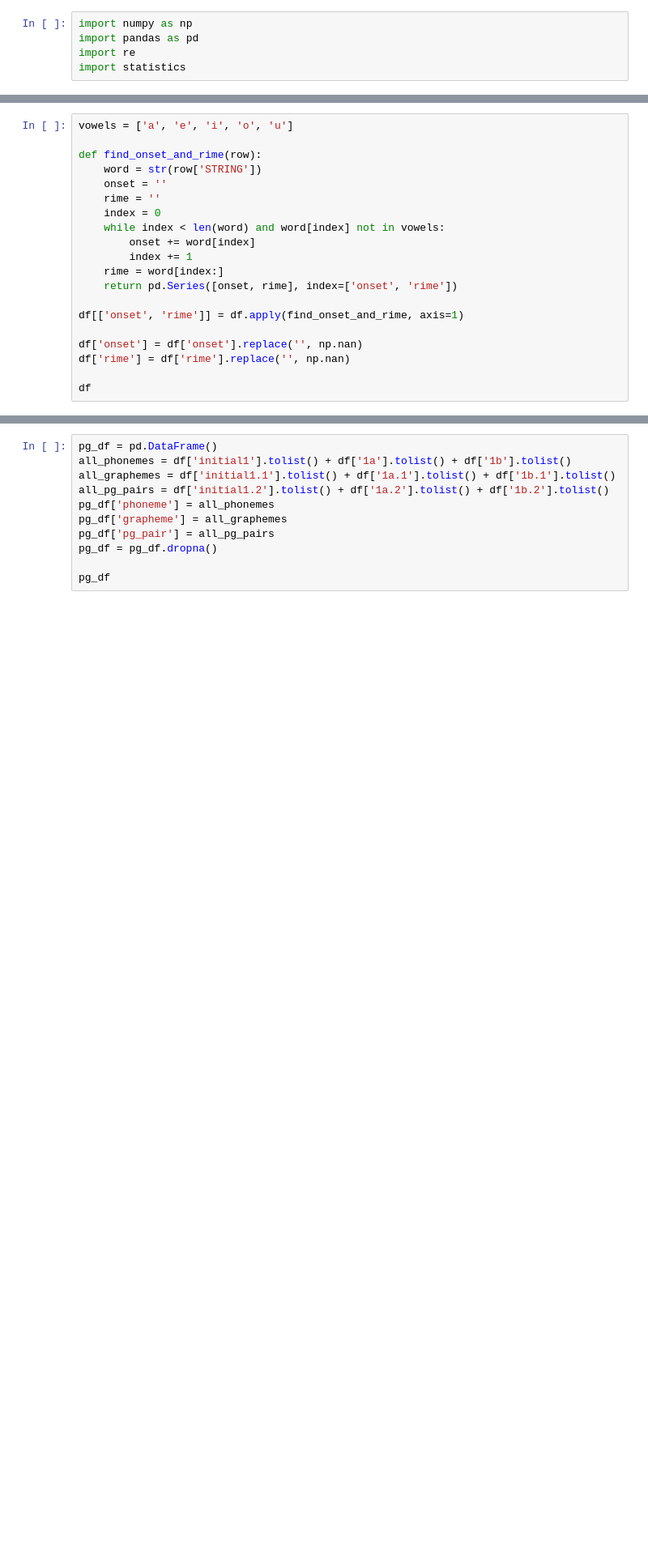
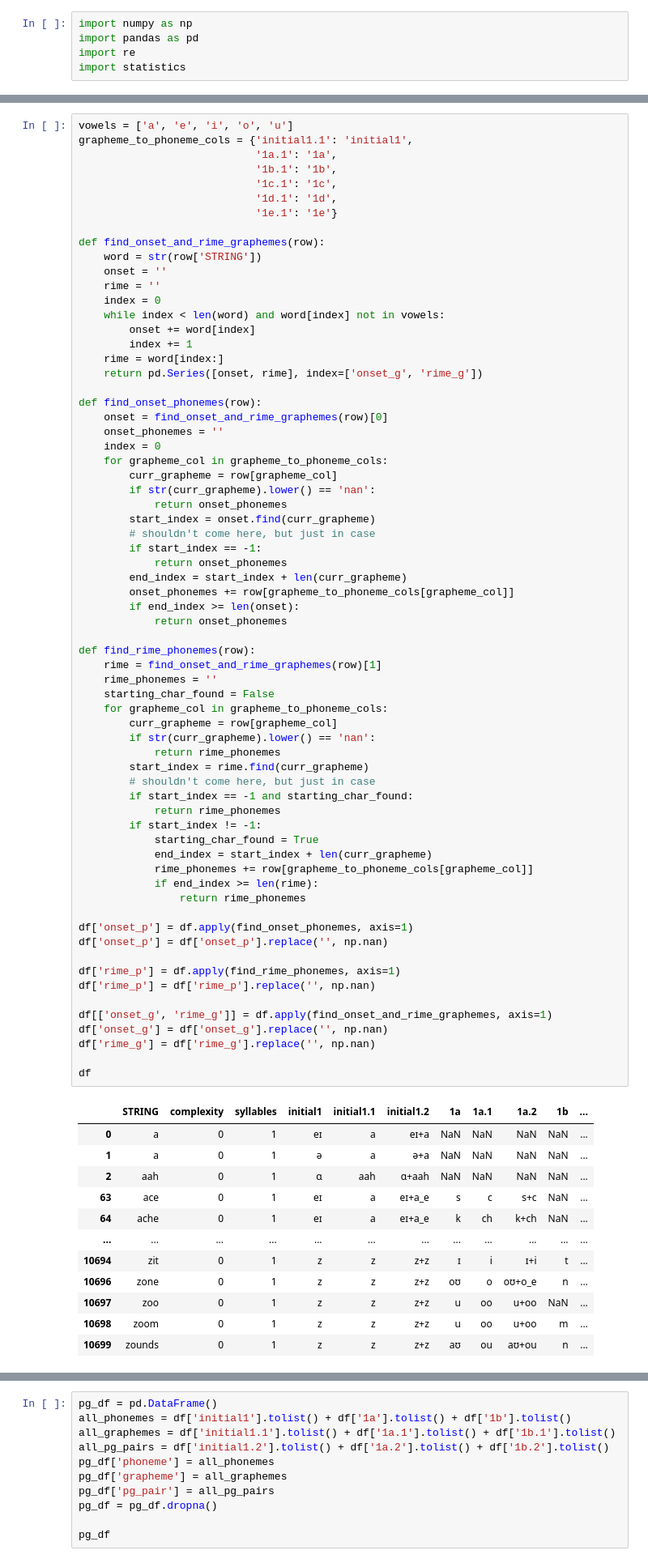
Before and after one commit to r-bellary/NTR, a Jupyter notebook: pg_toolkit.ipynb, the cells around one changed output, grey strips where cells are left out. Shown at 81% size. Cells and saved outputs as stored; diff of their text form; blank space fills up the shorter version.

Commit message:
Added onset/rime phoneme grapheme data

```diff
--- a/pg_toolkit.ipynb
+++ b/pg_toolkit.ipynb
@@ -39,20 +46,0 @@ df
-# %%
-vowels = ['a', 'e', 'i', 'o', 'u']
-
-def find_onset_and_rime(row):
-    word = str(row['STRING'])
-    onset = ''
-    rime = ''
-    index = 0
-    while index < len(word) and word[index] not in vowels:
-        onset += word[index]
-        index += 1
-    rime = word[index:]
-    return pd.Series([onset, rime], index=['onset', 'rime'])
-
-df[['onset', 'rime']] = df.apply(find_onset_and_rime, axis=1)
-
-df['onset'] = df['onset'].replace('', np.nan)
-df['rime'] = df['rime'].replace('', np.nan)
-
-df
@@ -68,0 +47,80 @@ df
+# %%
+vowels = ['a', 'e', 'i', 'o', 'u']
+grapheme_to_phoneme_cols = {'initial1.1': 'initial1',
+                            '1a.1': '1a',
+                            '1b.1': '1b',
+                            '1c.1': '1c',
+                            '1d.1': '1d',
+                            '1e.1': '1e'}
+
+def find_onset_and_rime_graphemes(row):
+    word = str(row['STRING'])
+    onset = ''
+    rime = ''
+    index = 0
+    while index < len(word) and word[index] not in vowels:
+        onset += word[index]
+        index += 1
+    rime = word[index:]
+    return pd.Series([onset, rime], index=['onset_g', 'rime_g'])
+
+def find_onset_phonemes(row):
+    onset = find_onset_and_rime_graphemes(row)[0]
+    onset_phonemes = ''
+    index = 0
+    for grapheme_col in grapheme_to_phoneme_cols:
+        curr_grapheme = row[grapheme_col]
+        if str(curr_grapheme).lower() == 'nan':
+            return onset_phonemes
+        start_index = onset.find(curr_grapheme)
+        # shouldn't come here, but just in case
+        if start_index == -1:
+            return onset_phonemes
+        end_index = start_index + len(curr_grapheme)
+        onset_phonemes += row[grapheme_to_phoneme_cols[grapheme_col]]
+        if end_index >= len(onset):
+            return onset_phonemes
+
+def find_rime_phonemes(row):
+    rime = find_onset_and_rime_graphemes(row)[1]
+    rime_phonemes = ''
+    starting_char_found = False
+    for grapheme_col in grapheme_to_phoneme_cols:
+        curr_grapheme = row[grapheme_col]
+        if str(curr_grapheme).lower() == 'nan':
+            return rime_phonemes
+        start_index = rime.find(curr_grapheme)
+        # shouldn't come here, but just in case
+        if start_index == -1 and starting_char_found:
+            return rime_phonemes
+        if start_index != -1:
+            starting_char_found = True
+            end_index = start_index + len(curr_grapheme)
+            rime_phonemes += row[grapheme_to_phoneme_cols[grapheme_col]]
+            if end_index >= len(rime):
+                return rime_phonemes
+
+df['onset_p'] = df.apply(find_onset_phonemes, axis=1)
+df['onset_p'] = df['onset_p'].replace('', np.nan)
+
+df['rime_p'] = df.apply(find_rime_phonemes, axis=1)
+df['rime_p'] = df['rime_p'].replace('', np.nan)
+
+df[['onset_g', 'rime_g']] = df.apply(find_onset_and_rime_graphemes, axis=1)
+df['onset_g'] = df['onset_g'].replace('', np.nan)
+df['rime_g'] = df['rime_g'].replace('', np.nan)
+
+df
+# %% [output]
+|  | STRING | complexity | syllables | initial1 | initial1.1 | initial1.2 | 1a | 1a.1 | 1a.2 | 1b | ... |
+| 0 | a | 0 | 1 | eɪ | a | eɪ+a | NaN | NaN | NaN | NaN | ... |
+| 1 | a | 0 | 1 | ə | a | ə+a | NaN | NaN | NaN | NaN | ... |
+| 2 | aah | 0 | 1 | ɑ | aah | ɑ+aah | NaN | NaN | NaN | NaN | ... |
+| 63 | ace | 0 | 1 | eɪ | a | eɪ+a_e | s | c | s+c | NaN | ... |
+| 64 | ache | 0 | 1 | eɪ | a | eɪ+a_e | k | ch | k+ch | NaN | ... |
+| ... | ... | ... | ... | ... | ... | ... | ... | ... | ... | ... | ... |
+| 10694 | zit | 0 | 1 | z | z | z+z | ɪ | i | ɪ+i | t | ... |
+| 10696 | zone | 0 | 1 | z | z | z+z | oʊ | o | oʊ+o_e | n | ... |
+| 10697 | zoo | 0 | 1 | z | z | z+z | u | oo | u+oo | NaN | ... |
+| 10698 | zoom | 0 | 1 | z | z | z+z | u | oo | u+oo | m | ... |
+| 10699 | zounds | 0 | 1 | z | z | z+z | aʊ | ou | aʊ+ou | n | ... |
```
Also changed, not shown: parts of 11 cells of this notebook.
